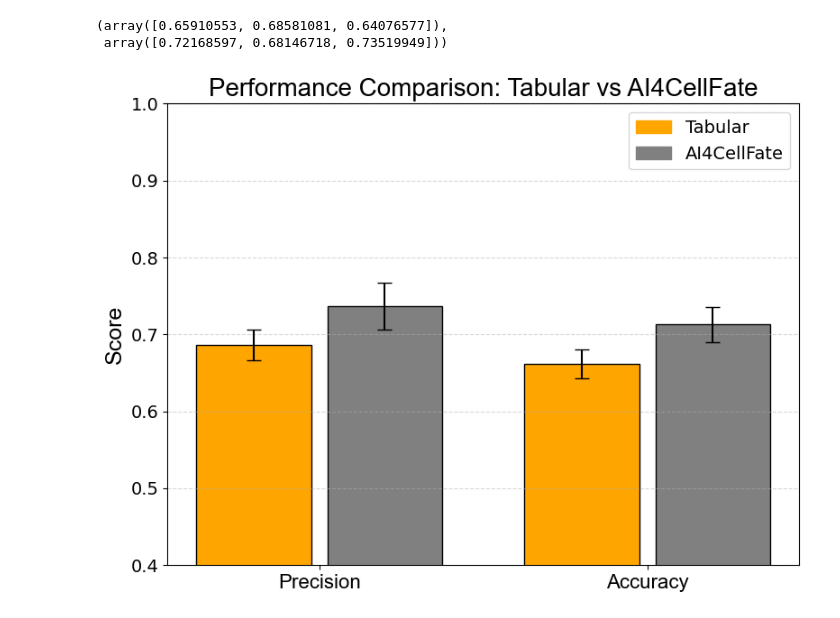
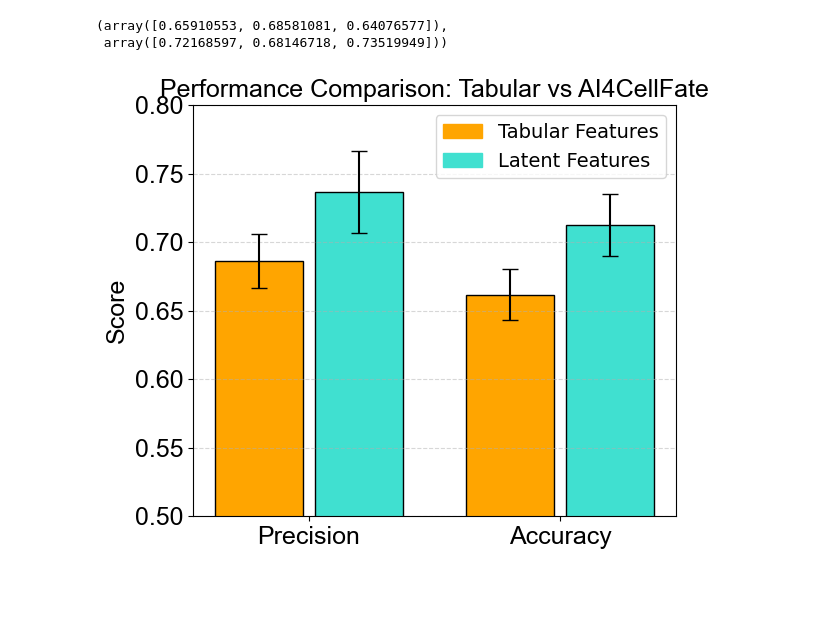
Before and after one commit to ComputationalMicroscopy4CellBio/AI4CellFate, a Jupyter notebook: notebooks/tabular_bias_study.ipynb, the cells around one changed output. Saved outputs shown, nothing was run; the diff lists cells and outputs as text; code cells hidden in the pictures; blank space fills up the shorter version.

Commit message:
final plots for SI tabular

```diff
--- a/notebooks/tabular_bias_study.ipynb
+++ b/notebooks/tabular_bias_study.ipynb
@@ -572,41 +611,45 @@ x = np.array([0, 0.8])  # Precision bars
 x2 = x + 2.0  # Accuracy bars (closer spacing)
 
 # Plot
-fig, ax = plt.subplots(figsize=(8, 6))
+fig, ax = plt.subplots(figsize=(6, 5))
 
 # Define bar width
 bar_width = 0.7
 
 # Bar plots with error bars
-ax.bar(x, means_precision, yerr=std_precision, capsize=6, color=["orange", "gray"], edgecolor='black', width=bar_width, label="Precision")
-ax.bar(x2, means_accuracy, yerr=std_accuracy, capsize=6, color=["orange", "gray"], edgecolor='black', width=bar_width, label="Accuracy")
+ax.bar(x, means_precision, yerr=std_precision, capsize=6, color=["orange", "turquoise"], edgecolor='black', width=bar_width, label="Precision")
+ax.bar(x2, means_accuracy, yerr=std_accuracy, capsize=6, color=["orange", "turquoise"], edgecolor='black', width=bar_width, label="Accuracy")
 
 # X-axis labels centered
 ax.set_xticks([0.4, 2.4])
 ax.set_xticklabels(["Precision", "Accuracy"], fontsize=16, fontname='Arial')
 
 # Y-axis label
 ax.set_ylabel("Score", fontsize=18, fontname='Arial')
 
 # Y-axis ticks (bigger font)
-ax.tick_params(axis='y', labelsize=14)
+ax.tick_params(axis='y', labelsize=18)
 
 # Title
-ax.set_title("Performance Comparison: Tabular vs AI4CellFate", fontsize=20, fontname='Arial')
+ax.set_title("Performance Comparison: Tabular vs AI4CellFate", fontsize=18, fontname='Arial')
 
 # Legend (top right with correct colors)
 legend_labels = ["Tabular Features", "Latent Features"]
-legend_colors = ["orange", "gray"]
+legend_colors = ["orange", "turquoise"]
 legend_patches = [plt.Rectangle((0,0),1,1, color=color, edgecolor='black') for color in legend_colors]
 ax.legend(legend_patches, legend_labels, loc="upper right", fontsize=14)
 
 # Set y-axis limit
-ax.set_ylim(0.4, 1)
+ax.set_ylim(0.5, 0.8)
+
+plt.xticks(fontsize=18, fontname="Arial")
+plt.yticks(fontsize=18, fontname="Arial")
 
 # Grid
 ax.yaxis.grid(True, linestyle='--', alpha=0.5)
 
 plt.tight_layout()
+#plt.savefig("barplot_all_feat_comparison.eps", dpi=300, bbox_inches="tight")
 plt.show()
 # %% [output]
-[figure, old version]
+[figure, new version]
```
Also changed, not shown: parts of 7 cells of this notebook.
